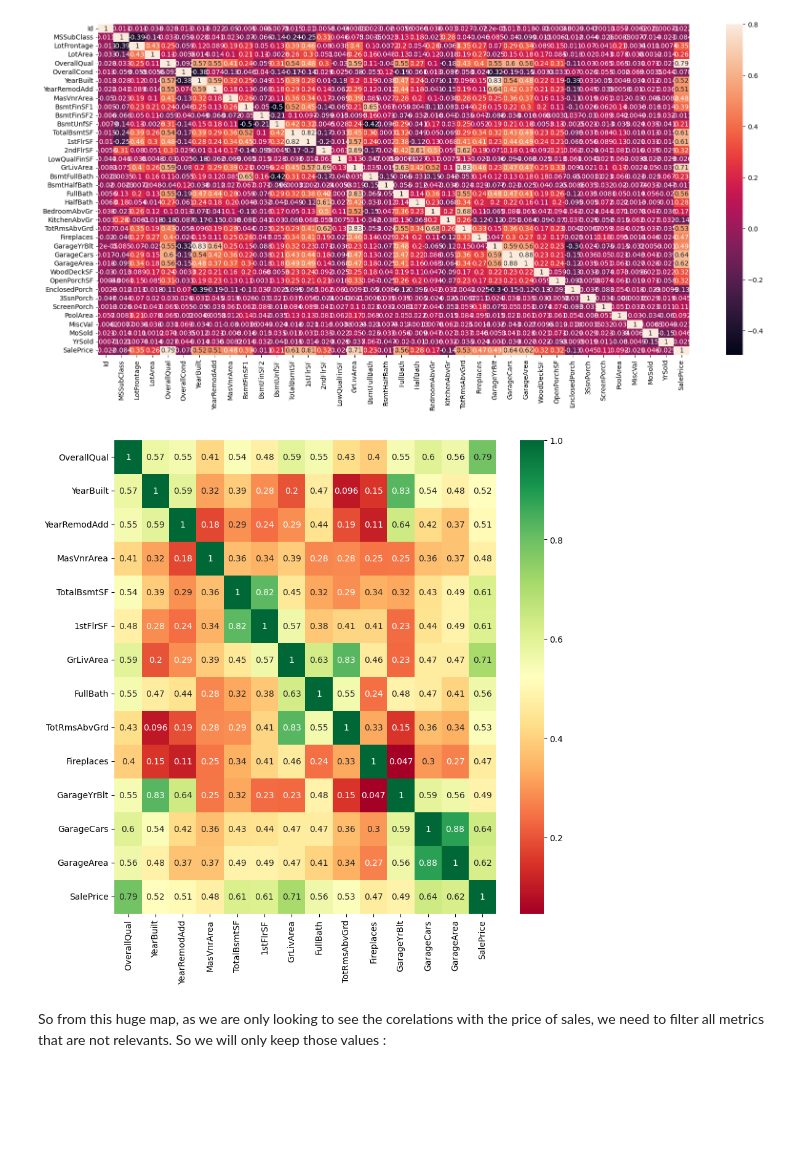
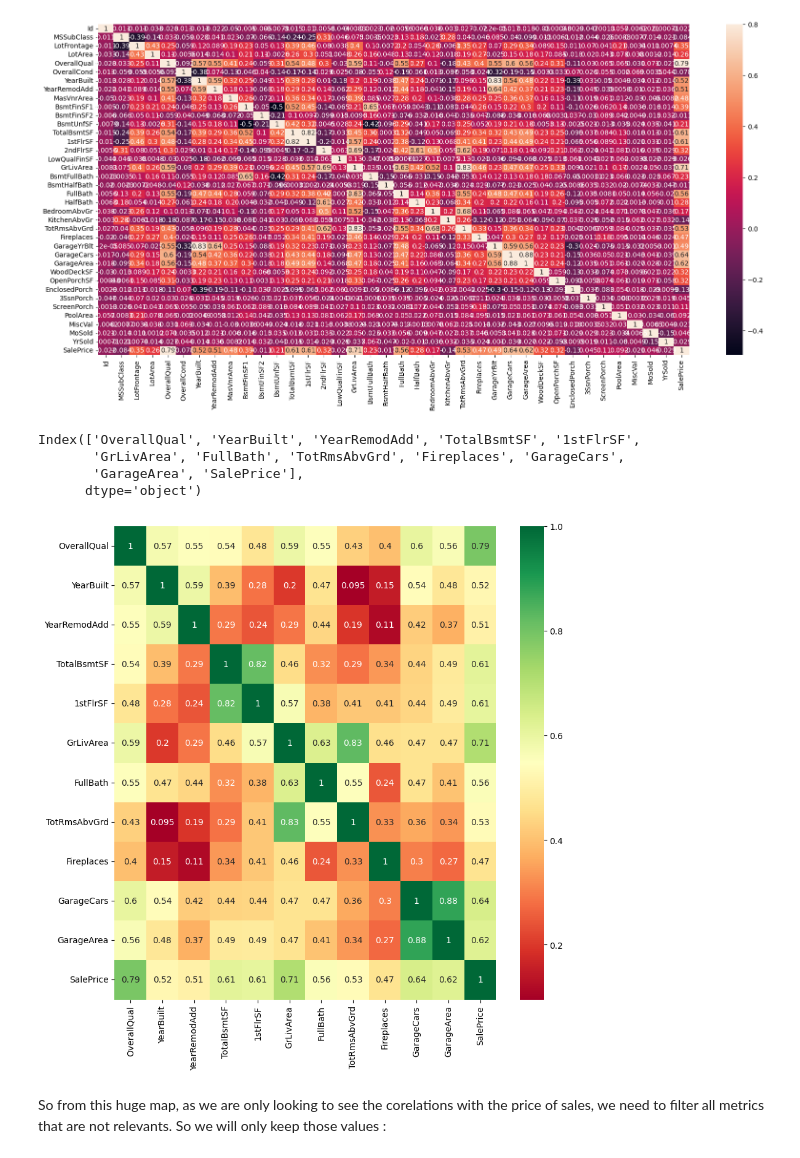
Before and after one commit to Llacoste2000/projet-fil-rouge, a Jupyter notebook: louis.ipynb, the cells around one changed output. Drawn from its saved outputs; the diff is of its cells as text; code cells hidden in the pictures; blank space fills up the shorter version.

```diff
--- a/louis.ipynb
+++ b/louis.ipynb
@@ -6,7 +6,7 @@ import seaborn as sns
 import mpl_toolkits
 %matplotlib inline
 # %%
-df = pd.read_csv("./Documents/code/Ynov/ML/projet Fil Rouge/house-prices-advanced-regression-techniques/train.csv")
+df = pd.read_csv("./Documents/code/Ynov/ML/projet Fil Rouge/train.csv")
 # %% [markdown]
 ## Tete de fichier
 # %%
@@ -43,10 +43,15 @@ sns.heatmap(corrmat, vmax=.8, annot=True);
 # %%
 corrmat = df.corr()
 top_corr_features = corrmat.index[abs(corrmat["SalePrice"])>0.46]
 plot.figure(figsize=(10,10))
 g = sns.heatmap(df[top_corr_features].corr(),annot=True,cmap="RdYlGn")
+top_corr_features
 # %% [output]
+Index(['OverallQual', 'YearBuilt', 'YearRemodAdd', 'TotalBsmtSF', '1stFlrSF',
+       'GrLivArea', 'FullBath', 'TotRmsAbvGrd', 'Fireplaces', 'GarageCars',
+       'GarageArea', 'SalePrice'],
+      dtype='object')
-[figure, old version]
+[figure, new version]
 # %% [markdown]
 So from this huge map, as we are only looking to see the corelations with the price of sales, we need to filter all metrics that are not relevants. So we will only keep those values :
 # %% [markdown]
```
Also changed, not shown: parts of 1 cell of this notebook.
